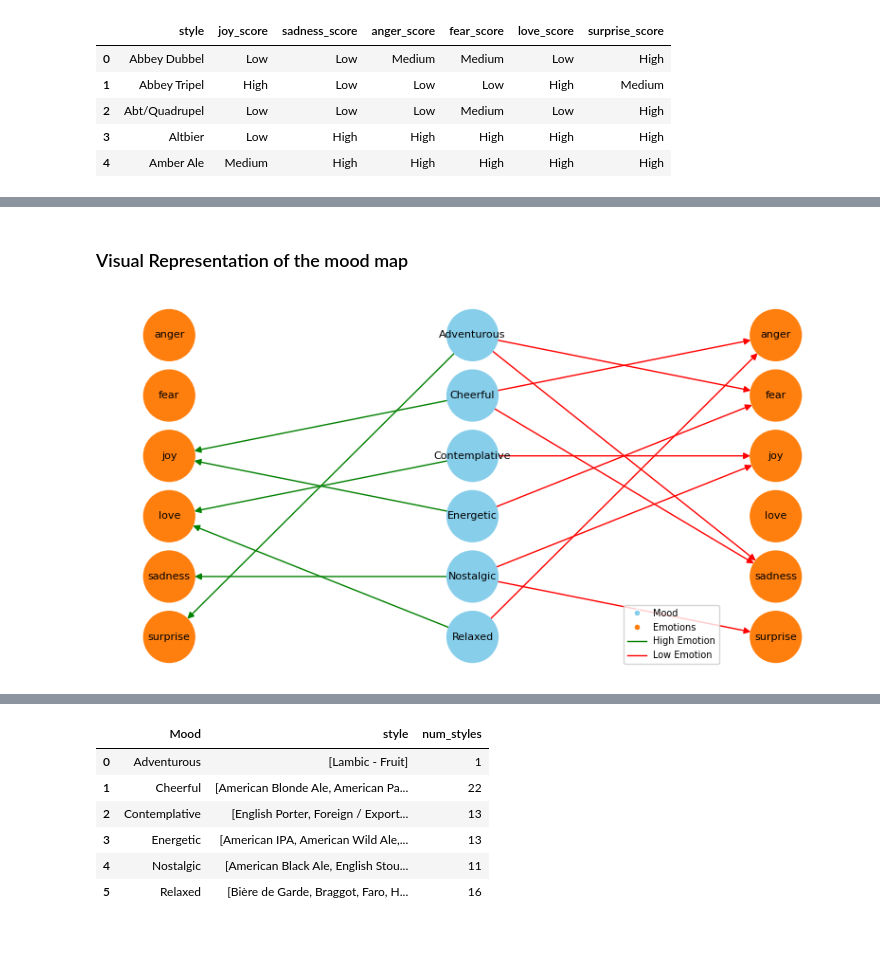
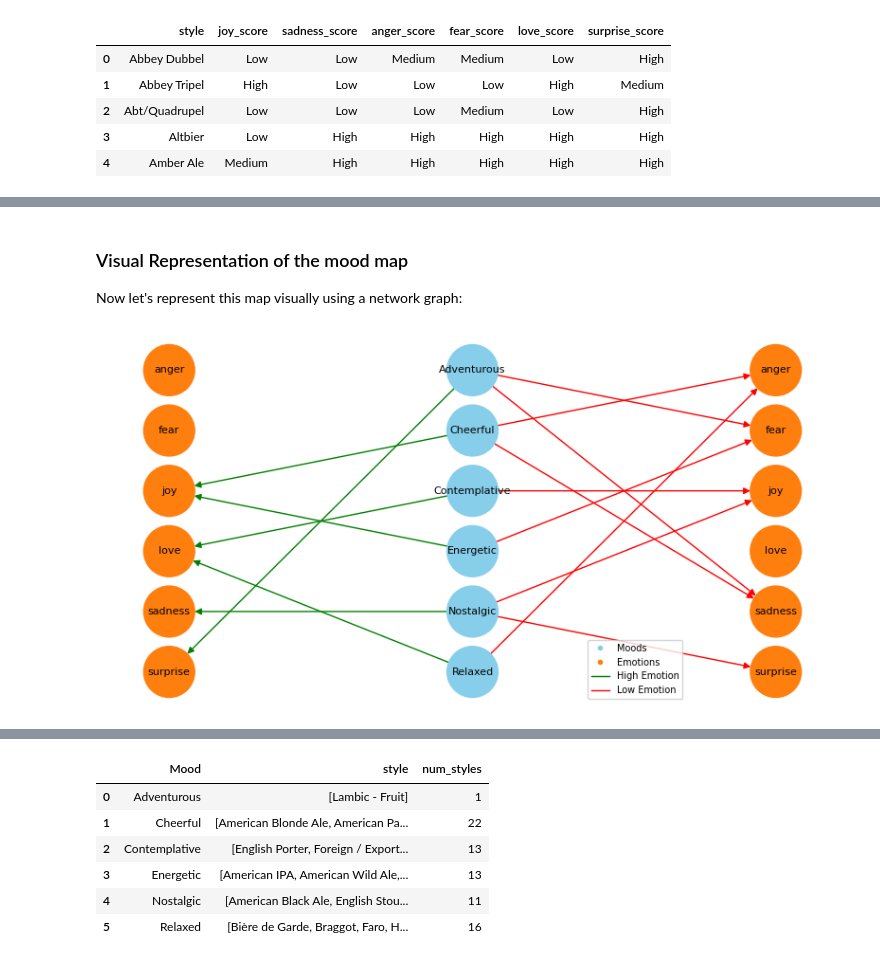
Before and after one commit to epfl-ada/ada-2023-project-adapowerup2023, a Jupyter notebook: 4_Mood Analysis for Beer Styles.ipynb, the cells around one changed output, grey strips where cells are left out. Drawn from its saved outputs; the diff is of its cells as text; code cells hidden in the pictures.

```diff
--- a/4_Mood Analysis for Beer Styles.ipynb
+++ b/4_Mood Analysis for Beer Styles.ipynb
@@ -149,20 +116,21 @@ For every mood considered, it's representation in the emotions space is defined.
+# %%
+mood_map = {
+    "Relaxed": {"high": ["love"], "low": ["anger"]},
+    "Cheerful": {"high": ["joy"], "low": ["sadness", "anger"]},
+    "Nostalgic": {"high": ["sadness"], "low": ["surprise", "joy"]},
+    "Adventurous": {"high": ["surprise"], "low": ["fear", "sadness"]},
+    "Contemplative": {"high": ["love"], "low": ["joy"]},
+    "Energetic": {"high": ["joy"], "low": ["fear"]}
+}
 # %% [markdown]
 ### Visual Representation of the mood map
+
+Now let's represent this map visually using a network graph:
 # %%
-# Mood criteria defining the relationship between moods and emotions
-mood_criteria = {
-    "Relaxed": {"high": ["love"], "low": ["anger"]},
-    "Cheerful": {"high": ["joy"], "low": ["sadness", "anger"]},
-    "Nostalgic": {"high": ["sadness"], "low": ["surprise", "joy"]},
-    "Adventurous": {"high": ["surprise"], "low": ["fear", "sadness"]},
-    "Contemplative": {"high": ["love"], "low": ["joy"]},
-    "Energetic": {"high": ["joy"], "low": ["fear"]}
-}
-
 # Extracting unique emotions for high and low criteria
 emotions_high = set()
 emotions_low = set()
-for mood, criteria in mood_criteria.items():
+for mood, criteria in mood_map.items():
     emotions_high.update(criteria['high'])
     emotions_low.update(criteria['low'])
 
@@ -173,7 +141,7 @@ G = nx.DiGraph()
 
 # Adding mood nodes (middle column) with a specific color
 mood_color = 'skyblue'
-for mood in mood_criteria:
+for mood in mood_map:
     G.add_node(mood, column=1, color=mood_color)
 
 # Adding emotion nodes (left and right columns) with a different color
@@ -183,7 +151,7 @@ for emotion in all_emotions:
     G.add_node(emotion + "_low", column=2, color=emotion_color, label=emotion)  # Right column
 
 # Adding directed edges with colors
-for mood, criteria in mood_criteria.items():
+for mood, criteria in mood_map.items():
     for emotion in criteria['high']:
         G.add_edge(mood, emotion + "_high", color='green')
     for emotion in criteria['low']:
@@ -192,7 +160,7 @@ for mood, criteria in mood_criteria.items():
 # Position nodes in three columns
 pos = {}
 y_spacing = len(all_emotions)
-y_spacing_mood = len(mood_criteria)
+y_spacing_mood = len(mood_map)
 
 # Position for emotions (left and right columns)
 for idx, emotion in enumerate(sorted(all_emotions)):
@@ -200,7 +168,7 @@ for idx, emotion in enumerate(sorted(all_emotions)):
     pos[emotion + "_low"] = (1, -idx * (y_spacing_mood / y_spacing))  # Right column
 
 # Position for moods (middle column)
-for idx, mood in enumerate(sorted(mood_criteria.keys())):
+for idx, mood in enumerate(sorted(mood_map.keys())):
     pos[mood] = (0, -idx)
 
 # Extracting node colors
@@ -213,35 +181,35 @@ labels = {node: data.get('label', node) for node, data in G.nodes(data=True)}
 edges = G.edges()
 edge_colors = [G[u][v]['color'] for u, v in edges]
 
 # Drawing the directed graph
 plt.figure(figsize=(10, 5))
 node_size = 1500
 font_size = 8
 
 nx.draw_networkx_nodes(G, pos, node_color=node_colors, node_size=node_size)
 nx.draw_networkx_labels(G, pos, labels=labels, font_size=font_size)
 
 # Drawing edges with smaller arrows
 nx.draw_networkx_edges(G, pos, edgelist=edges, edge_color=edge_colors, arrows=True, arrowsize=10, node_size=node_size)
 
 # Adjusting the legend size and positioning
 legend_font_size = 7
 legend_handle_length = 2
 
-mood_patch = plt.Line2D([0], [0], marker='o', color='w', label='Mood',
+mood_patch = plt.Line2D([0], [0], marker='o', color='w', label='Moods',
                         markersize=5, markerfacecolor=mood_color)
 emotion_patch = plt.Line2D([0], [0], marker='o', color='w', label='Emotions',
                            markersize=5, markerfacecolor=emotion_color)
 high_edge = plt.Line2D([0], [0], color='green', lw=1, label='High Emotion')
 low_edge = plt.Line2D([0], [0], color='red', lw=1, label='Low Emotion')
 
 plt.legend(handles=[mood_patch, emotion_patch, high_edge, low_edge],
            fontsize=legend_font_size, handlelength=legend_handle_length,
-           loc='lower left', bbox_to_anchor=(0.70, 0))
+           loc='lower left', bbox_to_anchor=(0.65, 0))
 
 plt.axis('off')
 plt.show()
 # %% [output]
-[figure, old version]
+[figure, new version]
 # %% [markdown]
 ### Function to map the emotions to the moods
```
Also changed, not shown: parts of 33 cells of this notebook.
